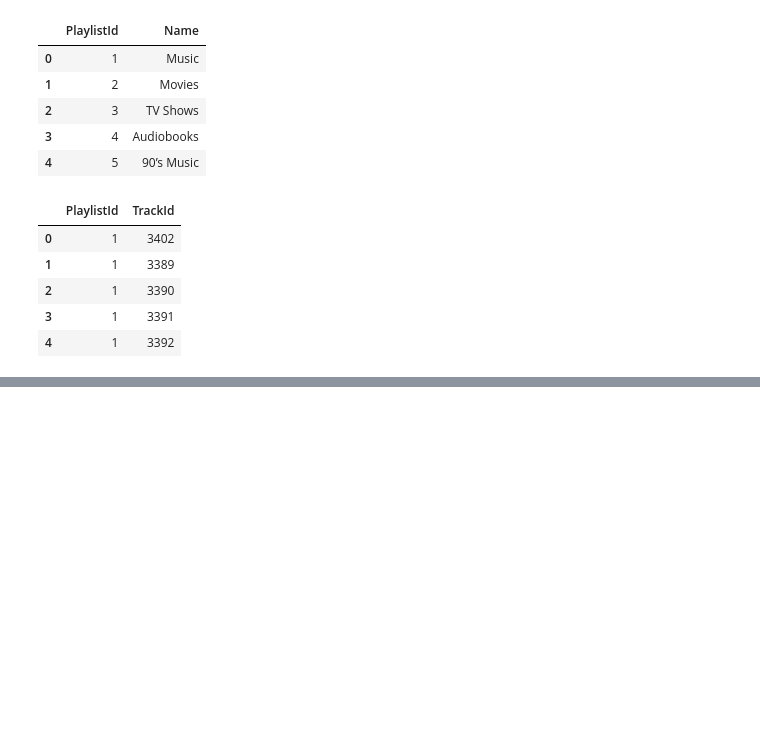
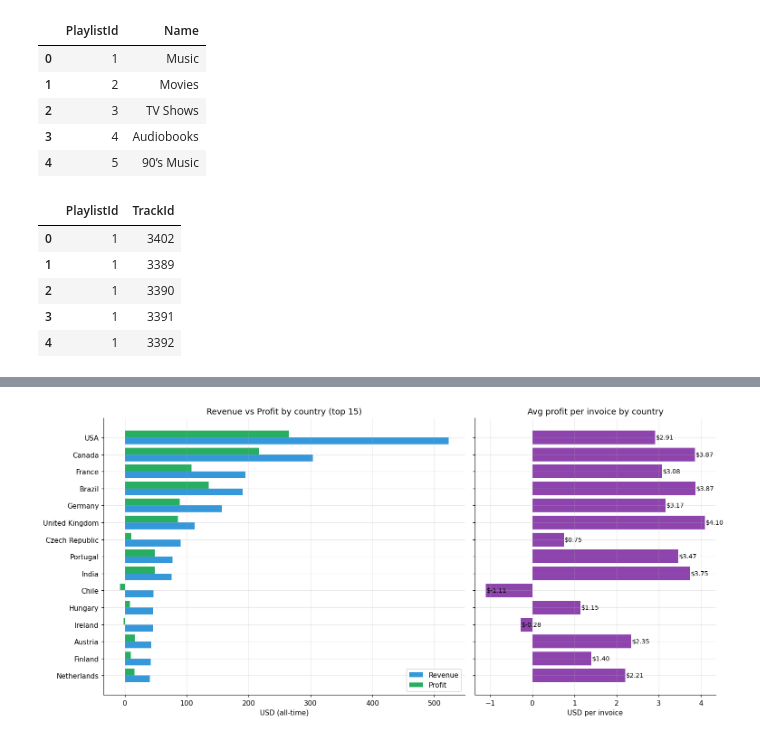
Before and after one commit to khushibhat1999/cost_analysis_project, a Jupyter notebook: chinook_db_tables.ipynb, the cells around one changed output, grey strips where cells are left out. Cells and saved outputs as stored; diff of their text form; code cells hidden in the pictures; blank space fills up the shorter version.

```diff
--- a/chinook_db_tables.ipynb
+++ b/chinook_db_tables.ipynb
@@ -162,0 +709,18 @@ tracks.head()
+# %%
+country_summary = (
+    sales_cost_master.groupby("Country", as_index=False)
+    .agg(
+        Customers=("CustomerId", "nunique"),
+        Invoices=("InvoiceId", "nunique"),
+        Lines=("InvoiceLineId", "count"),
+        Revenue=("Revenue", "sum"),
+        EstimatedCost=("EstimatedCost", "sum"),
+        Profit=("Profit", "sum"),
+    )
+)
+country_summary["Margin"] = country_summary["Profit"] / country_summary["Revenue"]
+country_summary["RevPerInvoice"] = country_summary["Revenue"] / country_summary["Invoices"]
+country_summary["ProfitPerInvoice"] = country_summary["Profit"] / country_summary["Invoices"]
+country_summary = country_summary.sort_values("Revenue", ascending=False).reset_index(drop=True)
+
+country_summary.round(3)
@@ -162,0 +745,27 @@ tracks.head()
+# %%
+top_c = country_summary.head(15).sort_values("Revenue")
+
+fig, (ax1, ax2) = plt.subplots(1, 2, figsize=(14, 6.5), gridspec_kw={"width_ratios": [3, 2]})
+
+y = np.arange(len(top_c))
+h = 0.4
+ax1.barh(y - h / 2, top_c["Revenue"], h, label="Revenue", color="#3498DB")
+ax1.barh(y + h / 2, top_c["Profit"], h, label="Profit", color="#27AE60")
+ax1.set_yticks(y)
+ax1.set_yticklabels(top_c["Country"])
+ax1.set_xlabel("USD (all-time)")
+ax1.set_title("Revenue vs Profit by country (top 15)")
+ax1.legend(loc="lower right")
+
+ax2.barh(y, top_c["ProfitPerInvoice"], color="#8E44AD")
+ax2.set_yticks(y)
+ax2.set_yticklabels([])
+ax2.set_xlabel("USD per invoice")
+ax2.set_title("Avg profit per invoice by country")
+for i, v in enumerate(top_c["ProfitPerInvoice"]):
+    ax2.text(v + 0.02, i, f"${v:.2f}", va="center", fontsize=9)
+
+plt.tight_layout()
+plt.show()
+# %% [output]
+[figure, added]
```
Also changed, not shown: parts of 47 cells of this notebook, 1 other file.
